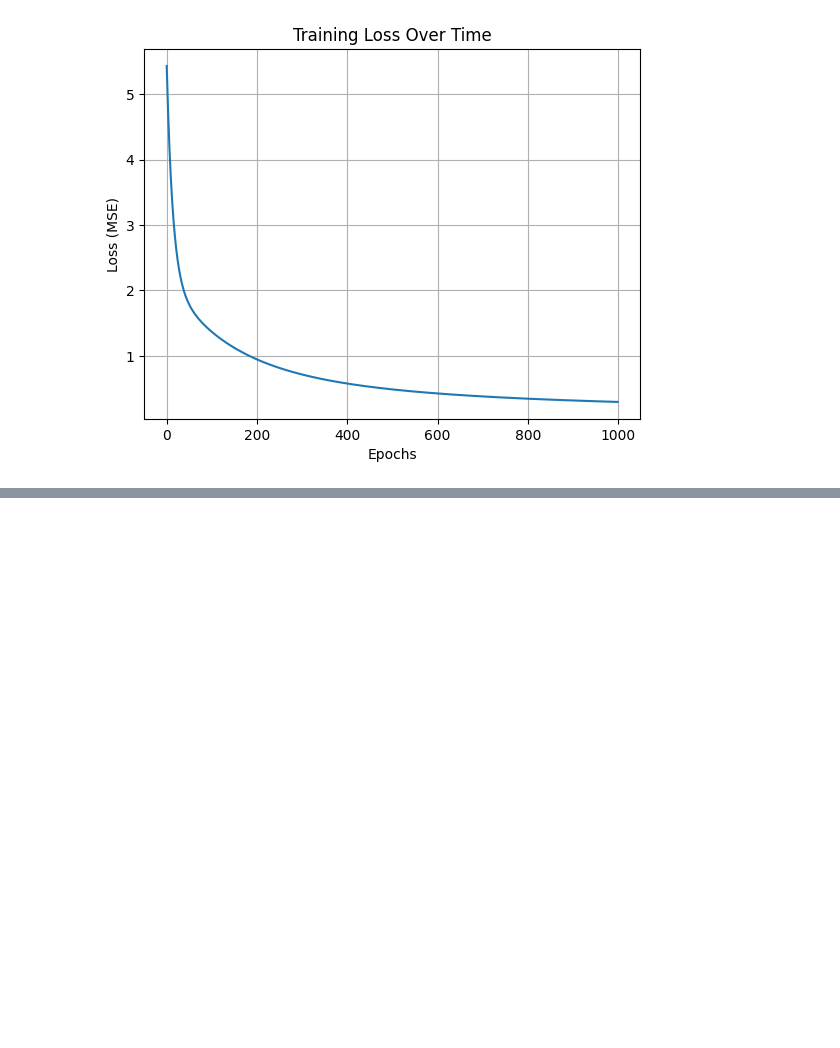
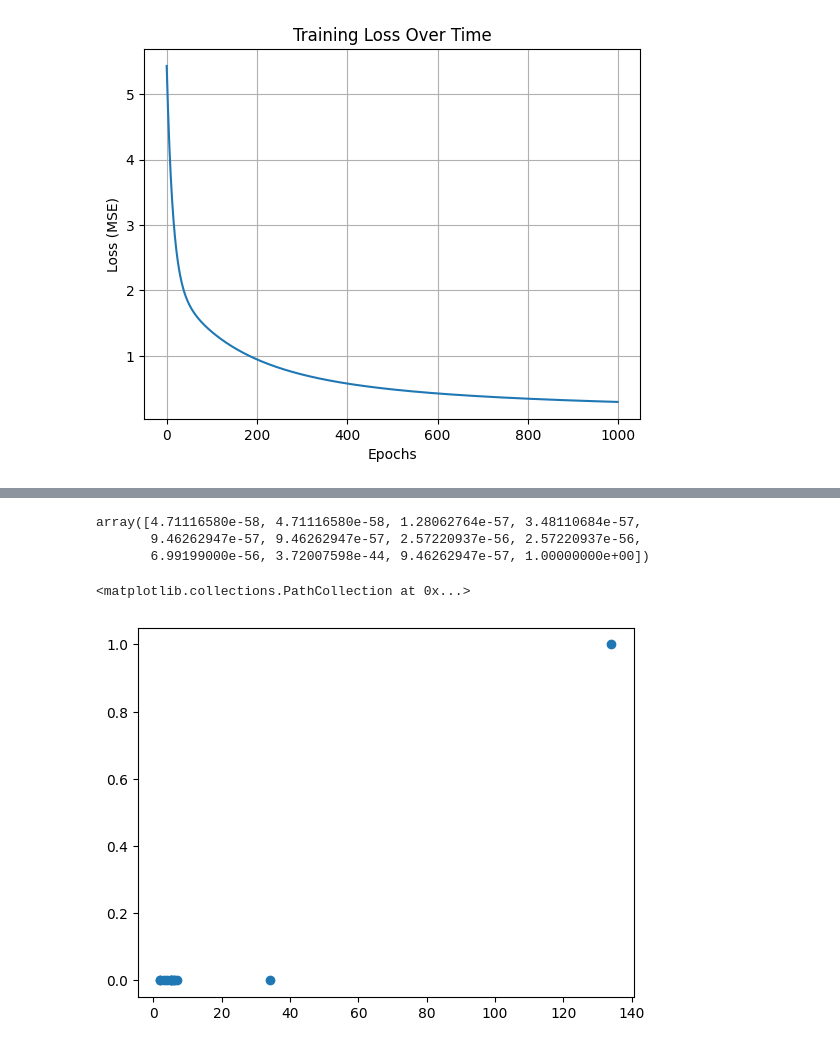
Before and after one commit to Shaik-Amaan-Ahmed/statistics, a Jupyter notebook: math-fun-vis/fun.ipynb, the cells around one changed output, grey strips where cells are left out. Cells and saved outputs as stored; diff of their text form; code cells hidden in the pictures; blank space fills up the shorter version.

```diff
--- a/math-fun-vis/fun.ipynb
+++ b/math-fun-vis/fun.ipynb
@@ -870,0 +896,11 @@ Test MSE: 0.2906
+# %%
+sig_stable
+# %% [output]
+array([4.71116580e-58, 4.71116580e-58, 1.28062764e-57, 3.48110684e-57,
+       9.46262947e-57, 9.46262947e-57, 2.57220937e-56, 2.57220937e-56,
+       6.99199000e-56, 3.72007598e-44, 9.46262947e-57, 1.00000000e+00])
+# %%
+plt.scatter(arr,sig_stable)
+# %% [output]
+<matplotlib.collections.PathCollection at 0x...>
+[figure, added]
```
Also changed, not shown: parts of 6 cells of this notebook, 3 other files.
